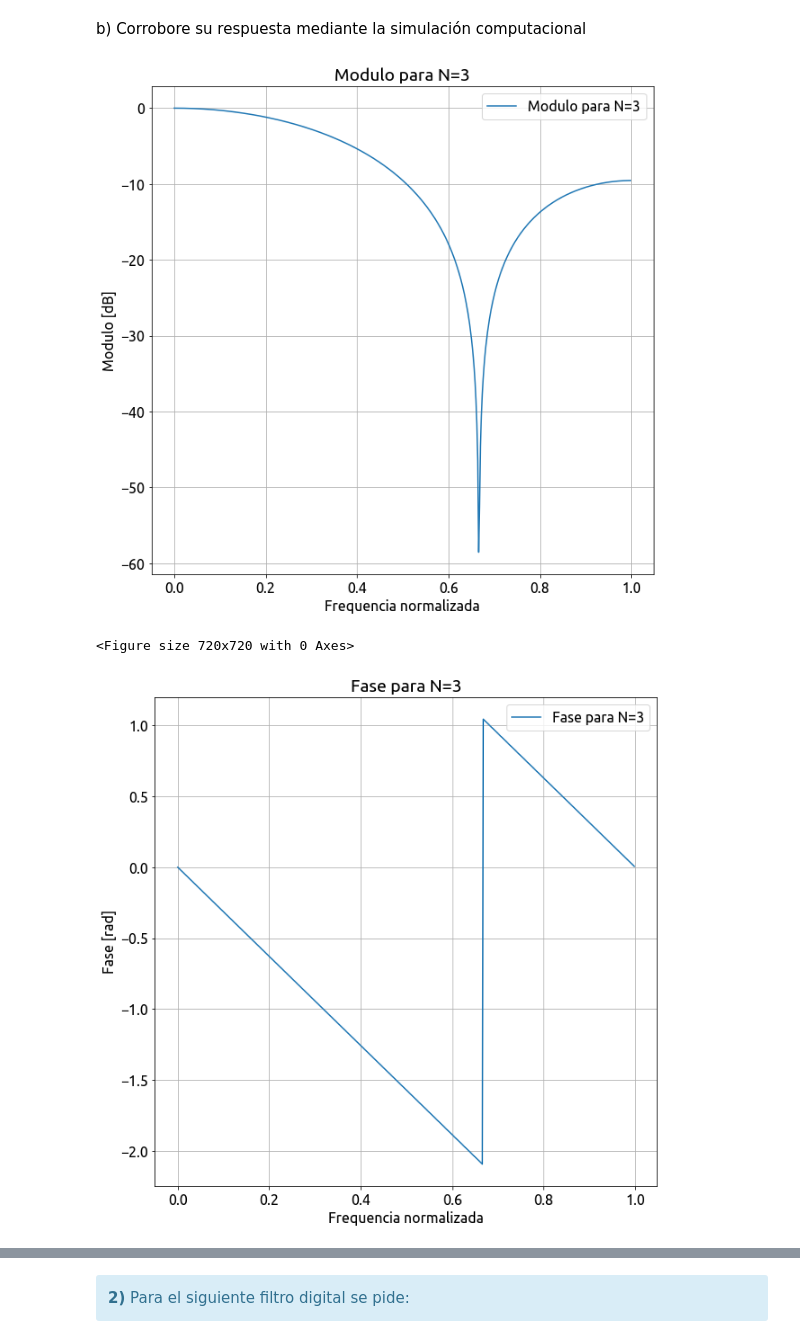
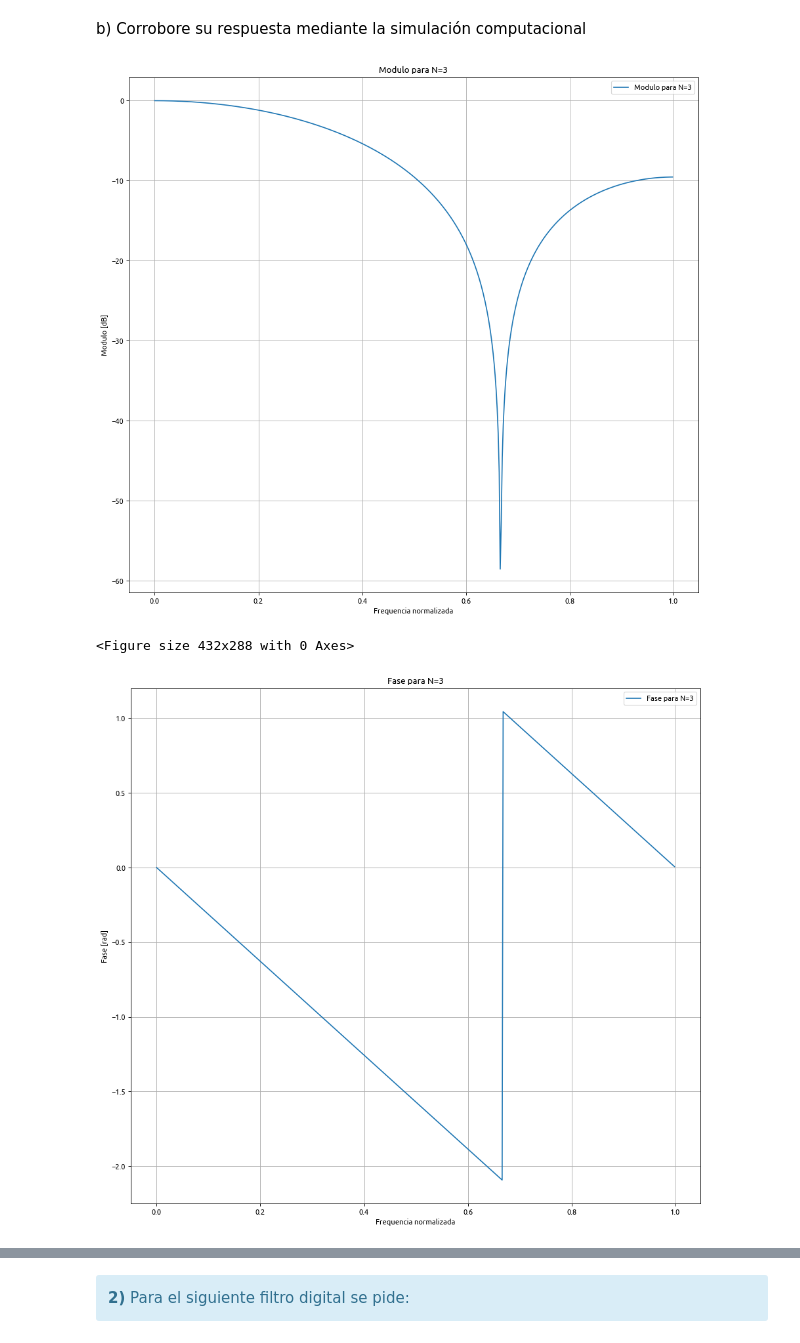
Before and after one commit to fgerce/DSP, a Jupyter notebook: TP4 - Filtrado.ipynb, the cells around one changed output, grey strips where cells are left out. Cells and saved outputs as stored; diff of their text form; code cells hidden in the pictures.

```diff
--- a/TP4 - Filtrado.ipynb
+++ b/TP4 - Filtrado.ipynb
@@ -40,7 +40,7 @@ import scipy.io as sio
 from time import time
 import control
 
-
+eps = np.finfo(float).eps
 # Insertar aquí el código para inicializar tu notebook
 ########################################################
 
@@ -88,8 +88,8 @@ den = np.array([3, 0, 0])
 ww, hh = sig.freqz(num,den)
 ww = ww / np.pi
 
-plt.figure(1)
-plt.plot(ww, 20 * np.log10(abs(hh)), label='Modulo para N=3')
+plt.figure(1, figsize=(fig_sz_x, fig_sz_y), dpi= fig_dpi, facecolor='w', edgecolor='k')
+plt.plot(ww, 20 * np.log10(abs(hh)+eps), label='Modulo para N=3')
 plt.title('Modulo para N=3')
 plt.xlabel('Frequencia normalizada')
 plt.ylabel('Modulo [dB]')
@@ -99,7 +99,7 @@ axes_hdl.legend()
 plt.show()
 plt.tight_layout()
 
-plt.figure(2)
+plt.figure(2, figsize=(fig_sz_x, fig_sz_y), dpi= fig_dpi, facecolor='w', edgecolor='k')
 plt.plot(ww, np.angle(hh), label='Fase para N=3')
 plt.title('Fase para N=3')
 plt.xlabel('Frequencia normalizada')
@@ -113,42 +113,42 @@ tf = control.TransferFunction(num,den, 1)
 print (tf)
 control.pzmap(tf, Plot=True, title='Mapa polos y ceros para N=3', grid=True)
 
-plt.figure(3)
+plt.figure(3, figsize=(fig_sz_x, fig_sz_y), dpi= fig_dpi, facecolor='w', edgecolor='k')
 num = np.array([1, 1, 1, 1, 1])
 den = np.array([5, 0, 0, 0, 0])
 
 
 ww2, hh2 = sig.freqz(num, den)
 ww2 = ww2 / np.pi
 
-plt.figure(4)
-plt.plot(ww2, 20 * np.log10(abs(hh2)), label='Modulo para N=5')
+plt.figure(4, figsize=(fig_sz_x, fig_sz_y), dpi= fig_dpi, facecolor='w', edgecolor='k')
+plt.plot(ww2, 20 * np.log10(abs(hh2)+eps), label='Modulo para N=5')
 plt.title('Modulo para N=5')
 plt.xlabel('Frequencia normalizada')
 plt.ylabel('Modulo [dB]')
 plt.grid(which='both', axis='both')
 axes_hdl = plt.gca()
 axes_hdl.legend()
 plt.show()
 
-plt.figure(5)
+plt.figure(5, figsize=(fig_sz_x, fig_sz_y), dpi= fig_dpi, facecolor='w', edgecolor='k')
 plt.plot(ww2, np.angle(hh2), label='Fase para N=5')
 plt.title('Fase para N=5')
 plt.xlabel('Frequencia normalizada')
 plt.ylabel('Fase [rad]')
 plt.grid(which='both', axis='both')
 axes_hdl = plt.gca()
 axes_hdl.legend()
 plt.show()
 
 
 tf = control.TransferFunction(num,den, 1)
 print (tf)
 control.pzmap(tf, Plot=True, title='Mapa polos y ceros para N=5', grid=True)
 # %% [output]
-[figure, old version]
+[figure, new version]
-<Figure size 720x720 with 0 Axes>
+<Figure size 432x288 with 0 Axes>
-[figure, old version]
+[figure, new version]
 z^2 + z + 1
 -----------
    3 z^2
```
Also changed, not shown: parts of 21 cells of this notebook, 6 other files.
